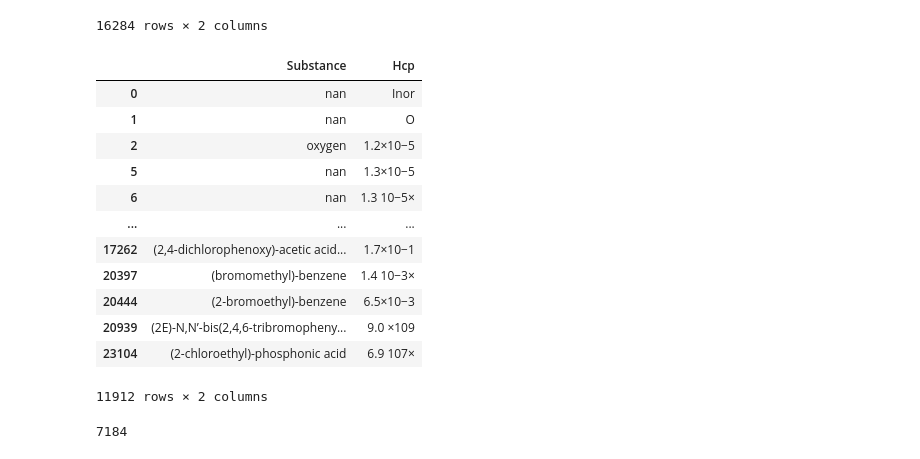
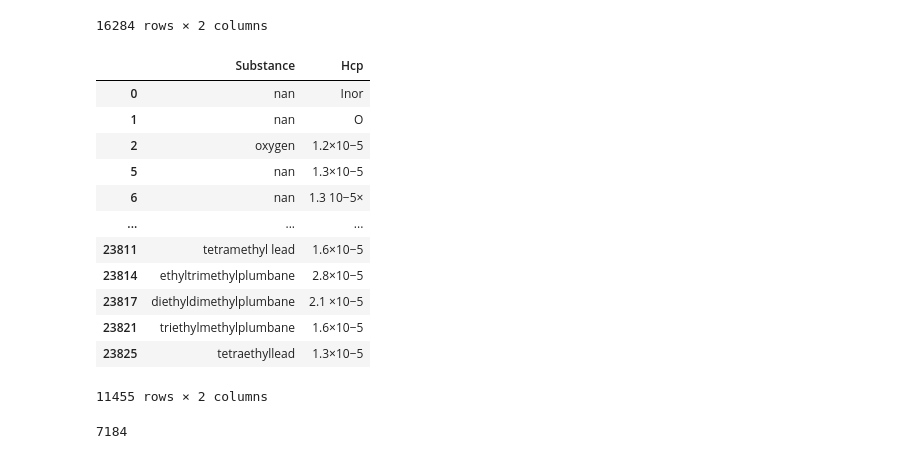
Before and after one commit to ayap20/CHEM6090_Project, a Jupyter notebook: cleaning_henry_dataset.ipynb, the cells around one changed output. Saved outputs shown, nothing was run; the diff lists cells and outputs as text; code cells hidden in the pictures.

```diff
--- a/cleaning_henry_dataset.ipynb
+++ b/cleaning_henry_dataset.ipynb
@@ -104,21 +107,21 @@ df_brackets = df[df.Substance.str.contains('^\(\S+\)\-')]
 # combine two filtered df together
 df_clean = pd.concat([df_filtered, df_stereo, df_brackets])
 # %%
-df_clean
+df_filtered
 # %% [output]
 |  | Substance | Hcp |
 | 0 | nan | Inor |
 | 1 | nan | O |
 | 2 | oxygen | 1.2×10−5 |
 | 5 | nan | 1.3×10−5 |
 | 6 | nan | 1.3 10−5× |
 | ... | ... | ... |
-| 17262 | (2,4-dichlorophenoxy)-acetic acid... | 1.7×10−1 |
-| 20397 | (bromomethyl)-benzene | 1.4 10−3× |
-| 20444 | (2-bromoethyl)-benzene | 6.5×10−3 |
-| 20939 | (2E)-N,N’-bis(2,4,6-tribromopheny... | 9.0 ×109 |
-| 23104 | (2-chloroethyl)-phosphonic acid | 6.9 107× |
+| 23811 | tetramethyl lead | 1.6×10−5 |
+| 23814 | ethyltrimethylplumbane | 2.8×10−5 |
+| 23817 | diethyldimethylplumbane | 2.1 ×10−5 |
+| 23821 | triethylmethylplumbane | 1.6×10−5 |
+| 23825 | tetraethyllead | 1.3×10−5 |
-11912 rows × 2 columns
+11455 rows × 2 columns
 # %%
 df_clean.Substance.duplicated().sum()
 # %% [output]
```
Also changed, not shown: parts of 16 cells of this notebook, 11 other files.
